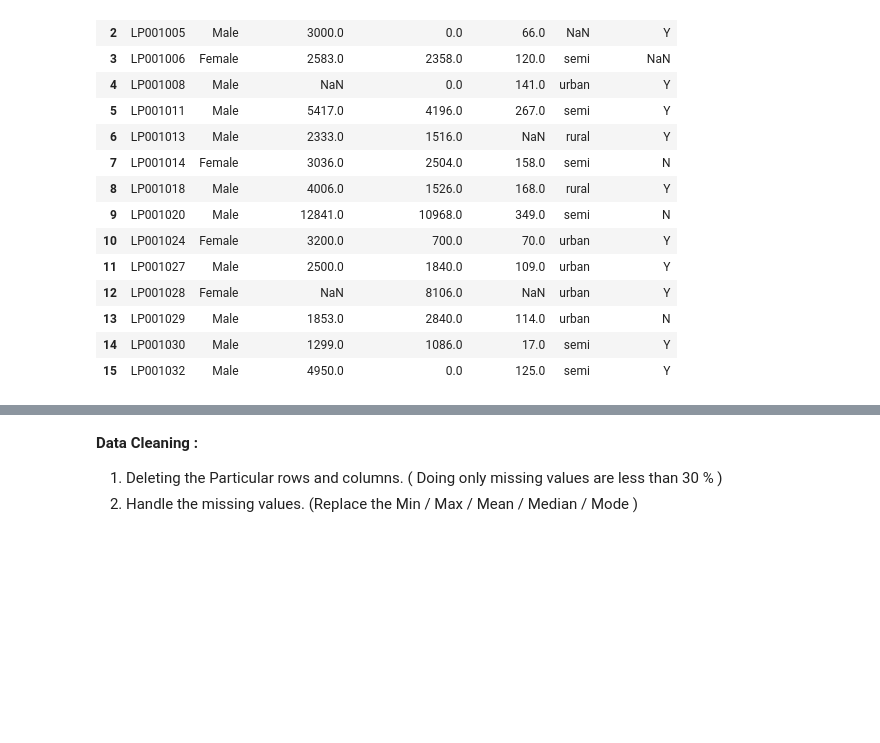
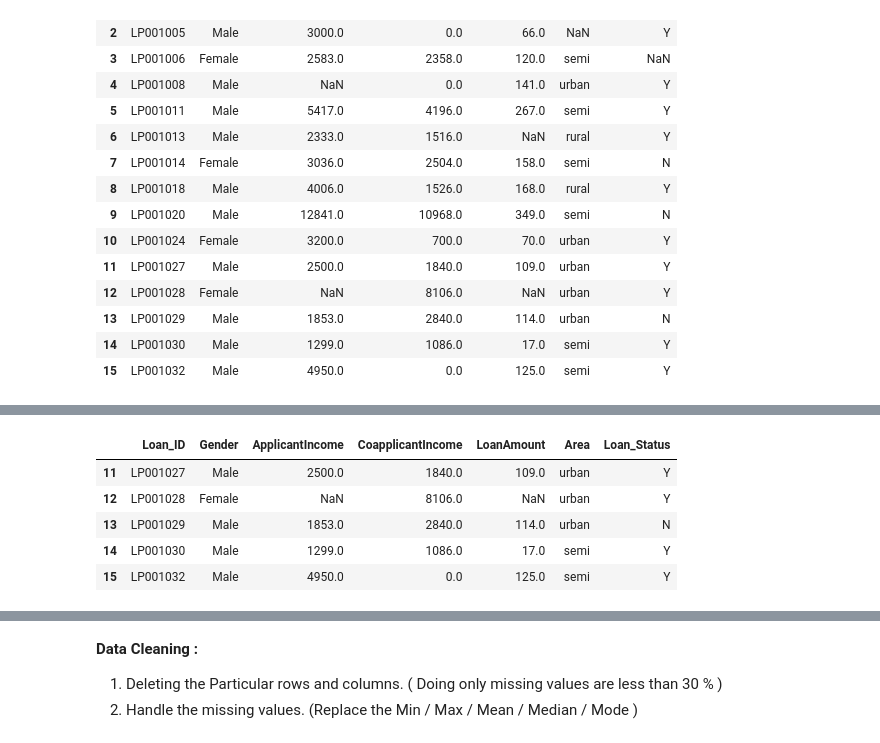
Before and after one commit to Ranjith5720/Machine_Learning_Algorthms, a Jupyter notebook: Data_Cleaning_&_Dealing.ipynb, the cells around one changed output, grey strips where cells are left out. Drawn from its saved outputs; the diff is of its cells as text; code cells hidden in the pictures; blank space fills up the shorter version.

```diff
--- a/Data_Cleaning_&_Dealing.ipynb
+++ b/Data_Cleaning_&_Dealing.ipynb
@@ -40,0 +68,11 @@ df
+# %%
+# View the ending row values ( defaultly = 5)
+
+df.tail()
+# %% [output]
+|  | Loan_ID | Gender | ApplicantIncome | CoapplicantIncome | LoanAmount | Area | Loan_Status |
+| 11 | LP001027 | Male | 2500.0 | 1840.0 | 109.0 | urban | Y |
+| 12 | LP001028 | Female | NaN | 8106.0 | NaN | urban | Y |
+| 13 | LP001029 | Male | 1853.0 | 2840.0 | 114.0 | urban | N |
+| 14 | LP001030 | Male | 1299.0 | 1086.0 | 17.0 | semi | Y |
+| 15 | LP001032 | Male | 4950.0 | 0.0 | 125.0 | semi | Y |
```
Also changed, not shown: parts of 9 cells of this notebook.
